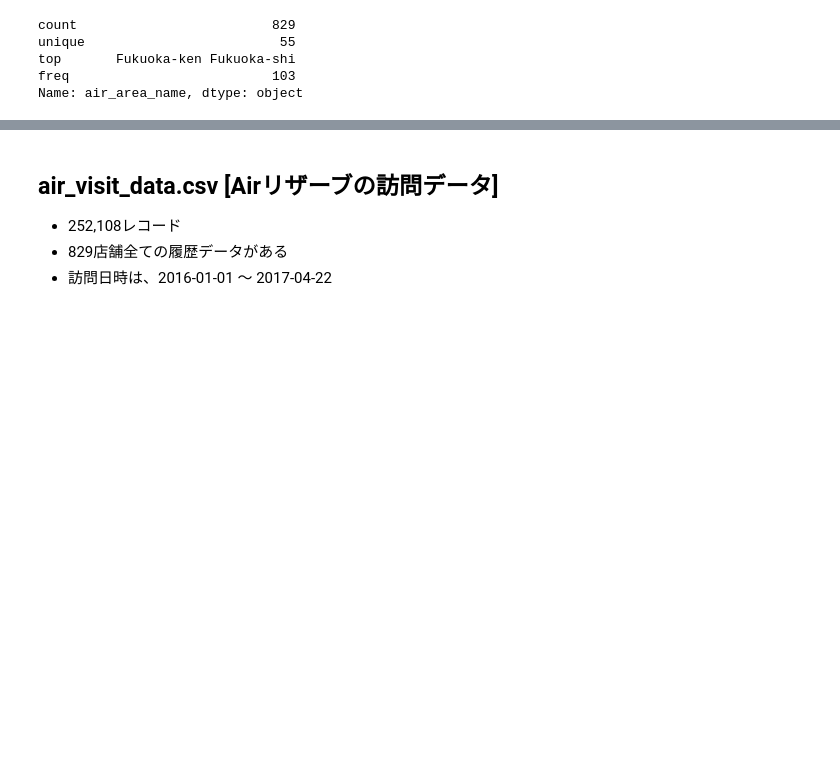
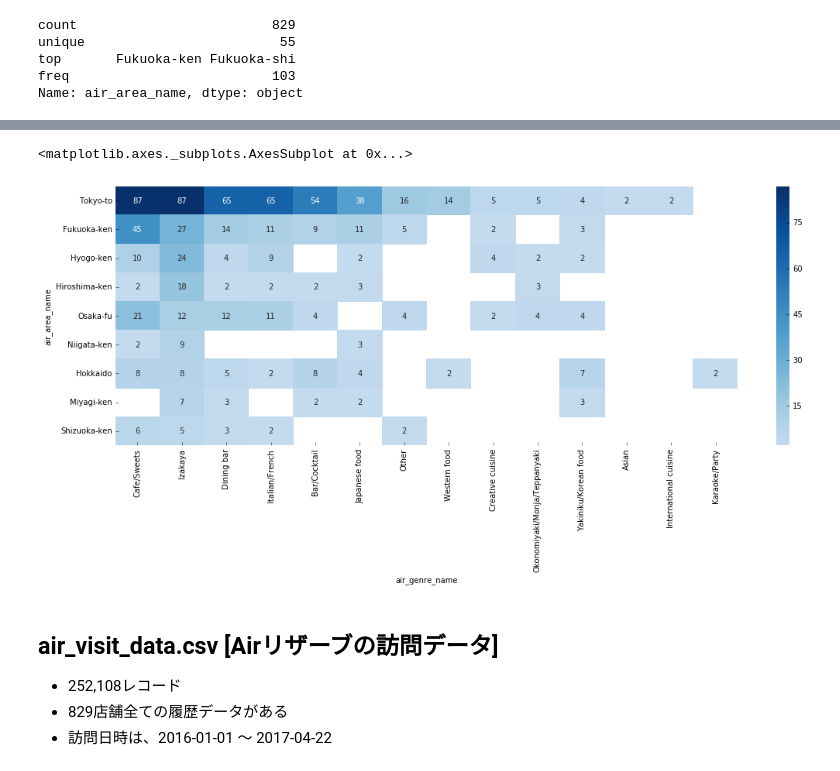
Before and after one commit to selectfromwhere/Restaurant_Visitor_Forecasting, a Jupyter notebook: check_data.ipynb, the cells around one changed output, grey strips where cells are left out. Drawn from its saved outputs; the diff is of its cells as text; code cells hidden in the pictures; blank space fills up the shorter version.

```diff
--- a/check_data.ipynb
+++ b/check_data.ipynb
@@ -260,3 +292,10 @@ plt.grid(True)
+# %%
+# エリア x　ジャンルでヒートマップ
+plt.figure(figsize=(18, 6))
+sns.heatmap(df2_pref_heat, annot=True, center=30, fmt='g', cmap='Blues')
+# %% [output]
+<matplotlib.axes._subplots.AxesSubplot at 0x...>
+[figure, added]
 # %% [markdown]
 ## air_visit_data.csv [Airリザーブの訪問データ]
 
```
Also changed, not shown: parts of 22 cells of this notebook.
